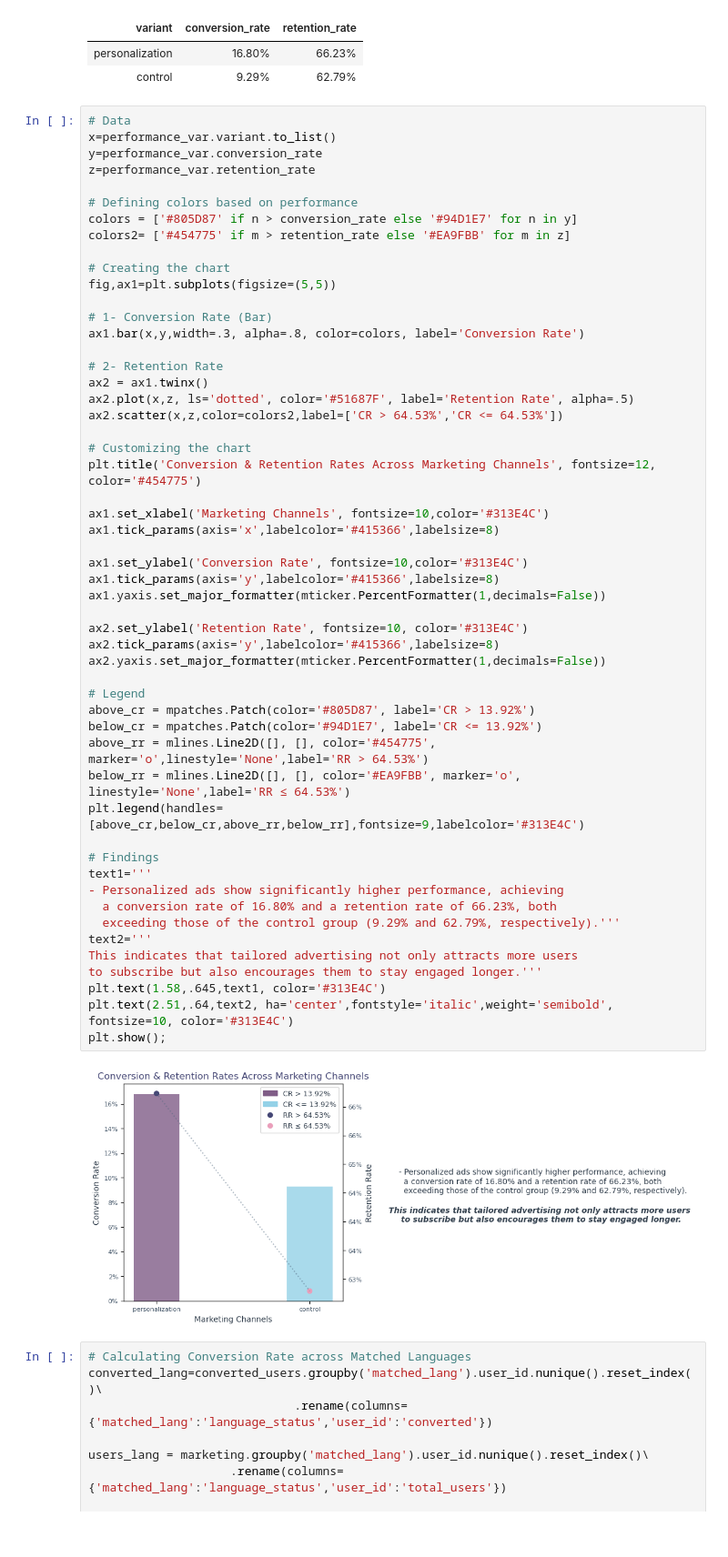
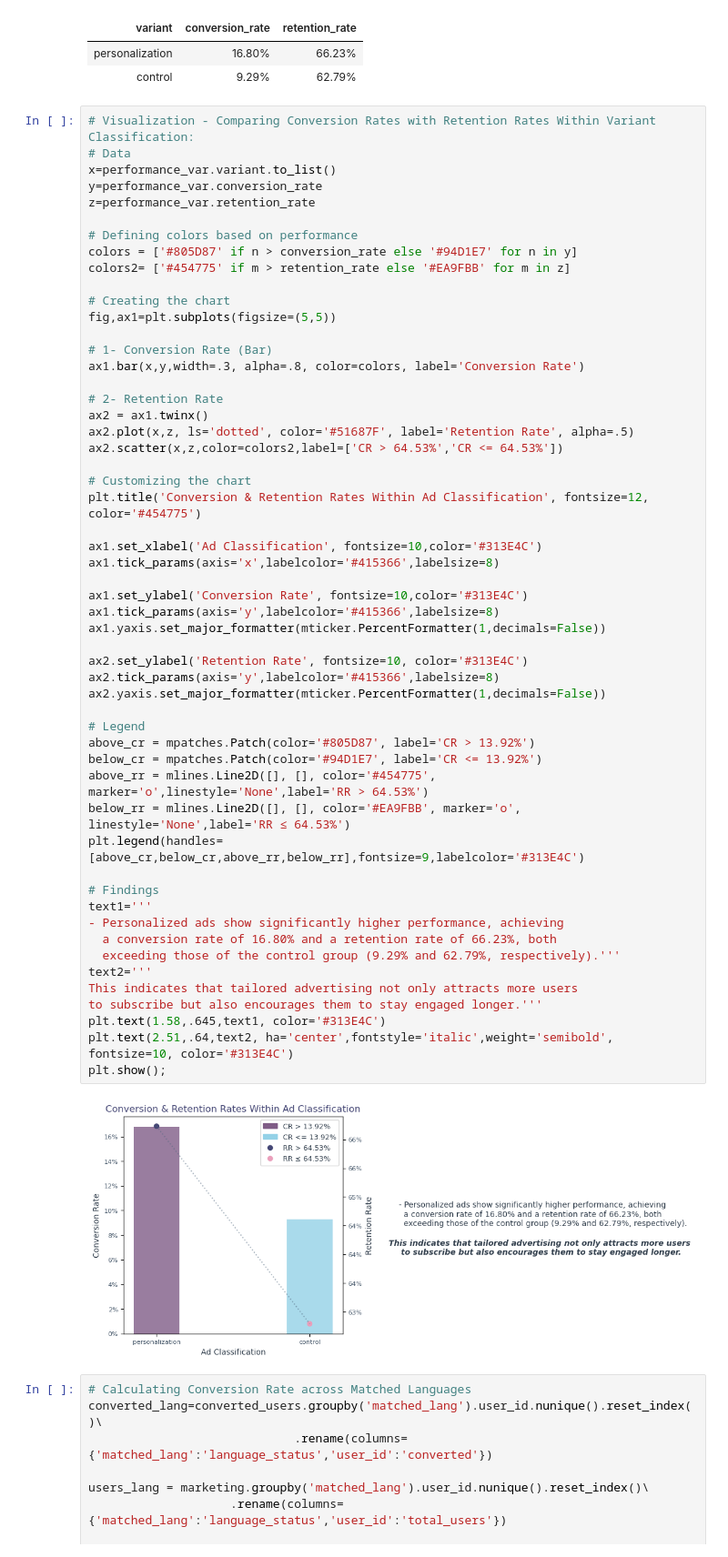
Before and after one commit to hend-a-ghafour/Analyzing_Marketing_Campaigns, a Jupyter notebook: Analyzing_Marketing_Campaigns.ipynb, the cells around one changed output. Shown at 91% size. Saved outputs shown, nothing was run; the diff lists cells and outputs as text.

```diff
--- a/Analyzing_Marketing_Campaigns.ipynb
+++ b/Analyzing_Marketing_Campaigns.ipynb
@@ -1138,6 +1139,7 @@ performance_var.style.hide().format({'conversion_rate':'{:,.2%}','retention_rate
 | personalization | 16.80% | 66.23% |
 | control | 9.29% | 62.79% |
 # %%
+# Visualization - Comparing Conversion Rates with Retention Rates Within Variant Classification:
 # Data
 x=performance_var.variant.to_list()
 y=performance_var.conversion_rate
@@ -1159,39 +1161,39 @@ ax2.plot(x,z, ls='dotted', color='#51687F', label='Retention Rate', alpha=.5)
 ax2.scatter(x,z,color=colors2,label=['CR > 64.53%','CR <= 64.53%'])
 
 # Customizing the chart
-plt.title('Conversion & Retention Rates Across Marketing Channels', fontsize=12, color='#454775')
+plt.title('Conversion & Retention Rates Within Ad Classification', fontsize=12, color='#454775')
 
-ax1.set_xlabel('Marketing Channels', fontsize=10,color='#313E4C')
+ax1.set_xlabel('Ad Classification', fontsize=10,color='#313E4C')
 ax1.tick_params(axis='x',labelcolor='#415366',labelsize=8)
 
 ax1.set_ylabel('Conversion Rate', fontsize=10,color='#313E4C')
 ax1.tick_params(axis='y',labelcolor='#415366',labelsize=8)
 ax1.yaxis.set_major_formatter(mticker.PercentFormatter(1,decimals=False))
 
 ax2.set_ylabel('Retention Rate', fontsize=10, color='#313E4C')
 ax2.tick_params(axis='y',labelcolor='#415366',labelsize=8)
 ax2.yaxis.set_major_formatter(mticker.PercentFormatter(1,decimals=False))
 
 # Legend
 above_cr = mpatches.Patch(color='#805D87', label='CR > 13.92%')
 below_cr = mpatches.Patch(color='#94D1E7', label='CR <= 13.92%')
 above_rr = mlines.Line2D([], [], color='#454775', marker='o',linestyle='None',label='RR > 64.53%')
 below_rr = mlines.Line2D([], [], color='#EA9FBB', marker='o', linestyle='None',label='RR ≤ 64.53%')
 plt.legend(handles=[above_cr,below_cr,above_rr,below_rr],fontsize=9,labelcolor='#313E4C')
 
 # Findings
 text1='''
 - Personalized ads show significantly higher performance, achieving
   a conversion rate of 16.80% and a retention rate of 66.23%, both
   exceeding those of the control group (9.29% and 62.79%, respectively).'''
 text2='''
 This indicates that tailored advertising not only attracts more users
 to subscribe but also encourages them to stay engaged longer.'''
 plt.text(1.58,.645,text1, color='#313E4C')
 plt.text(2.51,.64,text2, ha='center',fontstyle='italic',weight='semibold', fontsize=10, color='#313E4C')
 plt.show();
 # %% [output]
-[figure, old version]
+[figure, new version]
 # %%
 # Calculating Conversion Rate across Matched Languages
 converted_lang=converted_users.groupby('matched_lang').user_id.nunique().reset_index()\
```
Also changed, not shown: parts of 27 cells of this notebook.
